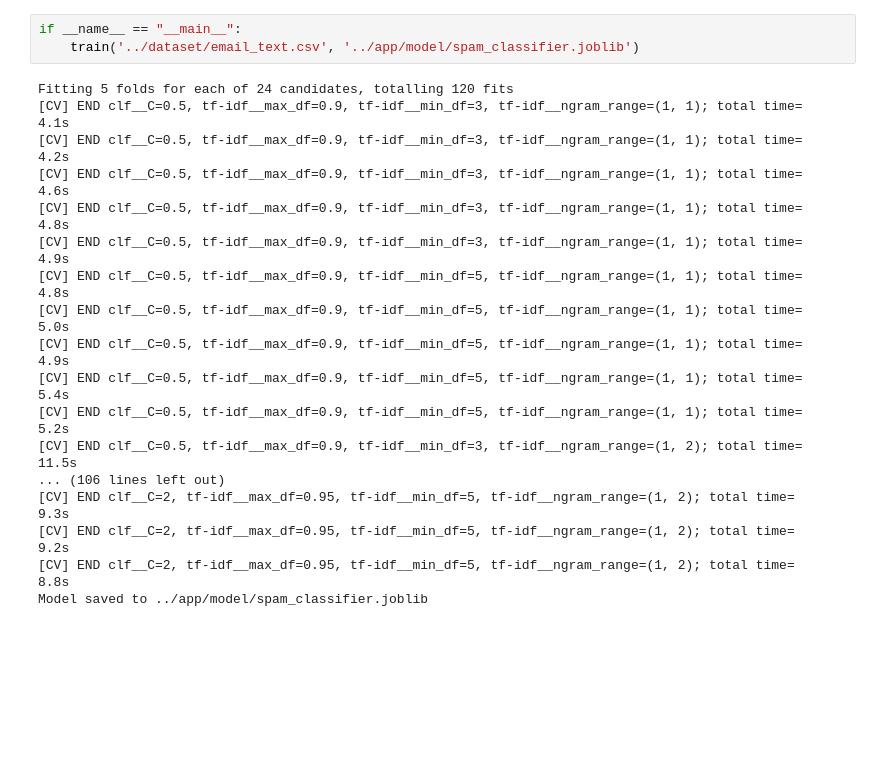
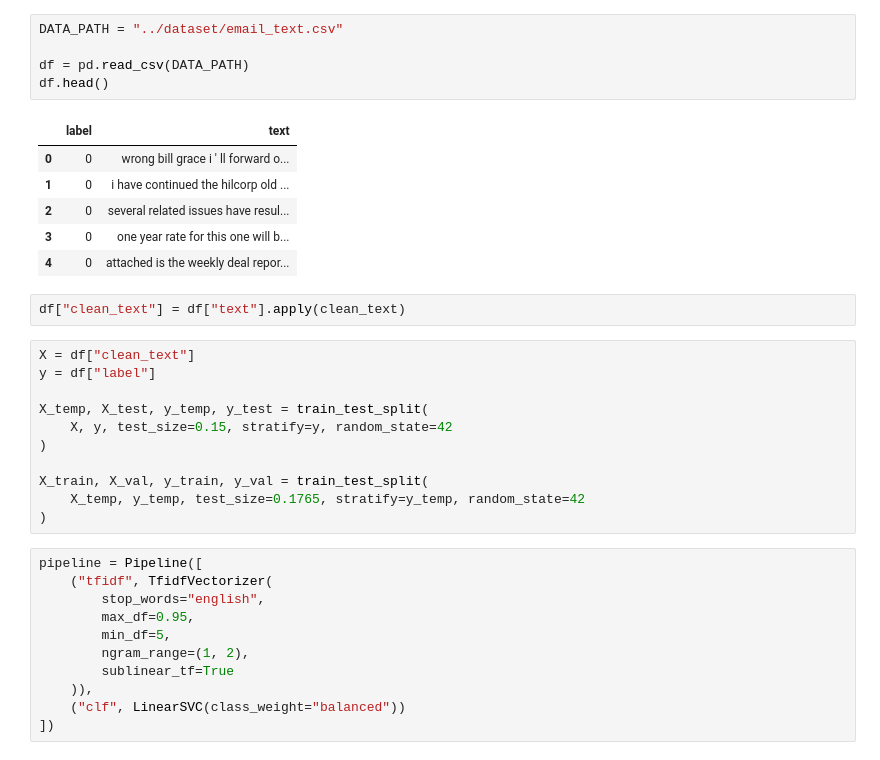
Before and after one commit to viraj-sh/email-spam-detector, a Jupyter notebook: notebooks/spam_training_pipeline.ipynb, the cells around one changed output. Saved outputs shown, nothing was run; the diff lists cells and outputs as text; blank space fills up the shorter version.

Commit message:
refactor(training): convert script-style notebook into self-contained training workflow and use app-level preprocessing

```diff
--- a/notebooks/spam_training_pipeline.ipynb
+++ b/notebooks/spam_training_pipeline.ipynb
@@ -50,21 +13,36 @@ def train(data_path:str, model_output_path: str):
-# %%
-if __name__ == "__main__":
-    train('../dataset/email_text.csv', '../app/model/spam_classifier.joblib')
-# %% [output]
-Fitting 5 folds for each of 24 candidates, totalling 120 fits
-[CV] END clf__C=0.5, tf-idf__max_df=0.9, tf-idf__min_df=3, tf-idf__ngram_range=(1, 1); total time=   4.1s
-[CV] END clf__C=0.5, tf-idf__max_df=0.9, tf-idf__min_df=3, tf-idf__ngram_range=(1, 1); total time=   4.2s
-[CV] END clf__C=0.5, tf-idf__max_df=0.9, tf-idf__min_df=3, tf-idf__ngram_range=(1, 1); total time=   4.6s
-[CV] END clf__C=0.5, tf-idf__max_df=0.9, tf-idf__min_df=3, tf-idf__ngram_range=(1, 1); total time=   4.8s
-[CV] END clf__C=0.5, tf-idf__max_df=0.9, tf-idf__min_df=3, tf-idf__ngram_range=(1, 1); total time=   4.9s
-[CV] END clf__C=0.5, tf-idf__max_df=0.9, tf-idf__min_df=5, tf-idf__ngram_range=(1, 1); total time=   4.8s
-[CV] END clf__C=0.5, tf-idf__max_df=0.9, tf-idf__min_df=5, tf-idf__ngram_range=(1, 1); total time=   5.0s
-[CV] END clf__C=0.5, tf-idf__max_df=0.9, tf-idf__min_df=5, tf-idf__ngram_range=(1, 1); total time=   4.9s
-[CV] END clf__C=0.5, tf-idf__max_df=0.9, tf-idf__min_df=5, tf-idf__ngram_range=(1, 1); total time=   5.4s
-[CV] END clf__C=0.5, tf-idf__max_df=0.9, tf-idf__min_df=5, tf-idf__ngram_range=(1, 1); total time=   5.2s
-[CV] END clf__C=0.5, tf-idf__max_df=0.9, tf-idf__min_df=3, tf-idf__ngram_range=(1, 2); total time=  11.5s
-... (106 lines left out)
-[CV] END clf__C=2, tf-idf__max_df=0.95, tf-idf__min_df=5, tf-idf__ngram_range=(1, 2); total time=   9.3s
-[CV] END clf__C=2, tf-idf__max_df=0.95, tf-idf__min_df=5, tf-idf__ngram_range=(1, 2); total time=   9.2s
-[CV] END clf__C=2, tf-idf__max_df=0.95, tf-idf__min_df=5, tf-idf__ngram_range=(1, 2); total time=   8.8s
-Model saved to ../app/model/spam_classifier.joblib
+# %%
+DATA_PATH = "../dataset/email_text.csv"
+
+df = pd.read_csv(DATA_PATH)
+df.head()
+# %% [output]
+|  | label | text |
+| 0 | 0 | wrong bill grace i ' ll forward o... |
+| 1 | 0 | i have continued the hilcorp old ... |
+| 2 | 0 | several related issues have resul... |
+| 3 | 0 | one year rate for this one will b... |
+| 4 | 0 | attached is the weekly deal repor... |
+# %%
+df["clean_text"] = df["text"].apply(clean_text)
+# %%
+X = df["clean_text"]
+y = df["label"]
+
+X_temp, X_test, y_temp, y_test = train_test_split(
+    X, y, test_size=0.15, stratify=y, random_state=42
+)
+
+X_train, X_val, y_train, y_val = train_test_split(
+    X_temp, y_temp, test_size=0.1765, stratify=y_temp, random_state=42
+)
+# %%
+pipeline = Pipeline([
+    ("tfidf", TfidfVectorizer(
+        stop_words="english",
+        max_df=0.95,
+        min_df=5,
+        ngram_range=(1, 2),
+        sublinear_tf=True
+    )),
+    ("clf", LinearSVC(class_weight="balanced"))
+])
```
Also changed, not shown: parts of 9 cells of this notebook, 1 other file.
